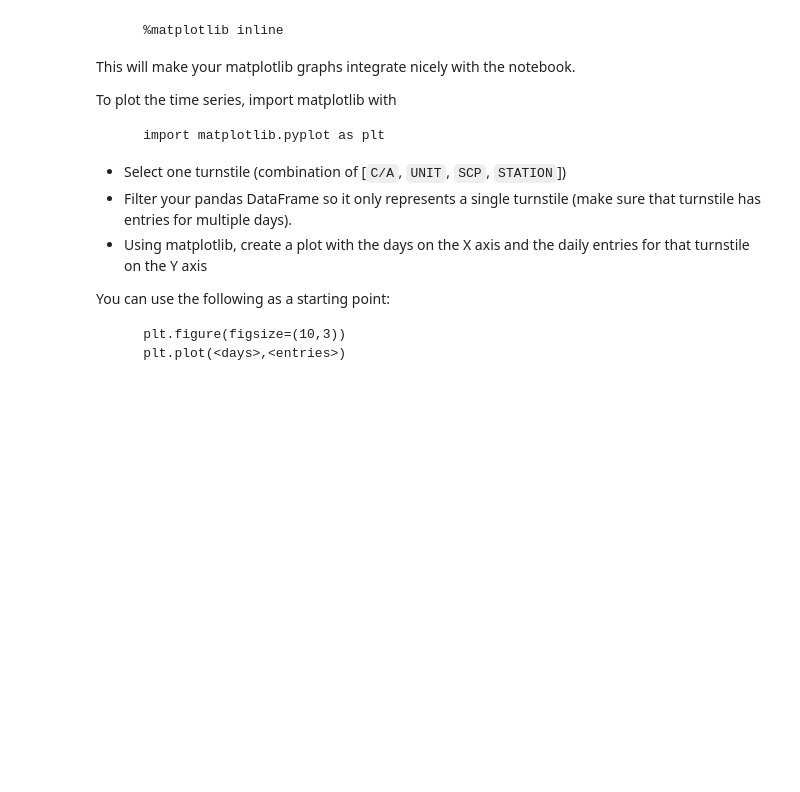
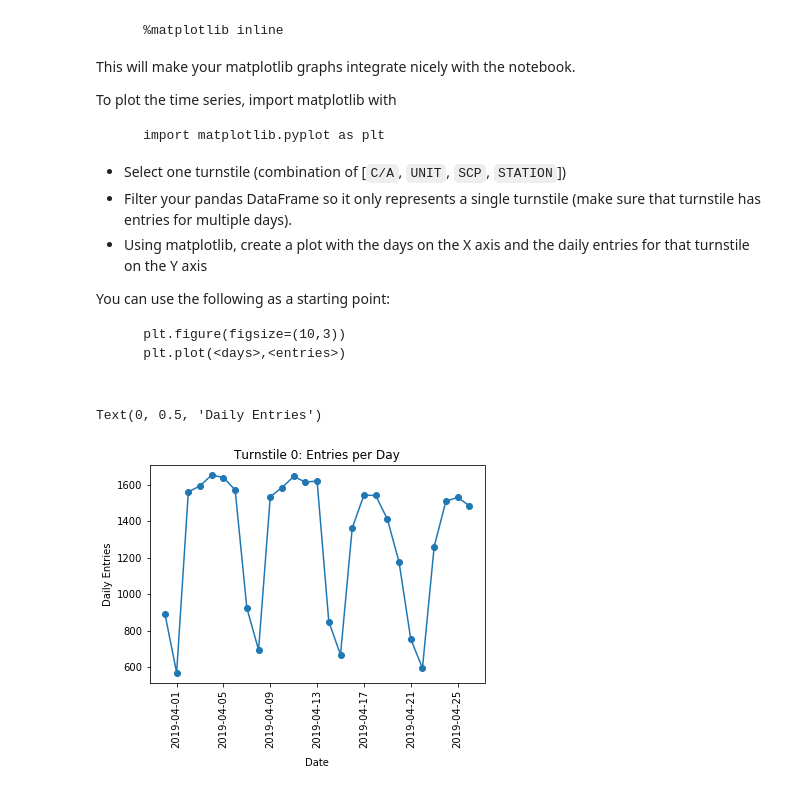
Before and after one commit to ekand/mtacular, a Jupyter notebook: notebooks/eric_challenge1.ipynb, the cells around one changed output. Cells and saved outputs as stored; diff of their text form; code cells hidden in the pictures; blank space fills up the shorter version.

```diff
--- a/notebooks/eric_challenge1.ipynb
+++ b/notebooks/eric_challenge1.ipynb
@@ -97,8 +97,4 @@ n is 4
 # %%
 # add DESC to the sort to drop the RECOVR AUDs
-mta = mta_backup.copy()
 mta.sort_values(by=['C/A', 'UNIT', 'SCP', 'STATION','DATETIME','DESC'],inplace=True)
 mta.drop_duplicates(subset=['C/A', 'UNIT', 'SCP', 'STATION','DATETIME'],keep='last',inplace=True)
-mta['DESC'] = mta[mta['DESC'] != 'RECOVR AUD']['DESC']
-mta['DESC'].value_counts()
-#mta.drop(['DESC'],axis=1,inplace=True)
@@ -108,8 +101,9 @@ Name: DESC, dtype: int64
 # %%
-# get to daily counts and
-mta = mta_backup.copy()
-mask = mta.duplicated(['C/A', 'UNIT', 'SCP', 'STATION'])
-mta['INS'] = np.where(mask, mta['ENTRIES'] - mta['ENTRIES'].shift(1), np.nan)
-mta['OUTS'] = np.where(mask, mta['EXITS'] - mta['EXITS'].shift(1), np.nan)
-mta['INS'].value_counts().sort_index()
+# get to daily rows
+mta_daily = mta.groupby(["C/A", "UNIT", "SCP", "STATION","DATE"]).ENTRIES.first().reset_index()
+
+# get to daily counts by subtracting pr
+mask = mta_daily.duplicated(['C/A', 'UNIT', 'SCP', 'STATION'])
+mta_daily['INS'] = np.where(mask, mta_daily['ENTRIES'] - mta_daily['ENTRIES'].shift(1), np.nan)
+mta_daily['INS'].value_counts().sort_index()
 # %% [output]
@@ -144,0 +127,4 @@ mta.reset_index(drop=True)
+# %%
+# Drop the negative/huge numbers
+mta_daily = mta_daily[(mta_daily['INS'] >= 0) & (mta_daily['INS'] < 200000)]
+mta_daily
@@ -174,9 +172,19 @@ mta_group.groups
 # %%
 import matplotlib.dates as mdates
 
-ts0 = mta_sorted[(mta_sorted['C/A']=='A002') &
-          (mta_sorted['UNIT']=='R051') &
-          (mta_sorted['SCP']=='02-00-00') &
-          (mta_sorted['STATION']=='59 ST')]
-plt.plot_date(ts0['DATETIME'],ts0['ENTRIES'],xdate=True,ydate=False)
-plt.xticks(rotation='vertical')
+# pick turnstile 0
+ts0 = mta_daily[(mta_daily['C/A']=='A002') &
+          (mta_daily['UNIT']=='R051') &
+          (mta_daily['SCP']=='02-00-00') &
+          (mta_daily['STATION']=='59 ST')]
+
+# plot date vs INS
+plt.title('Turnstile 0: Entries per Day')
+plt.plot_date(ts0['DATE'],ts0['INS'],
+              linestyle='solid',xdate=True,ydate=False)
+plt.xticks(rotation='vertical')                             # write the dates vert., overlapped when horiz.
+plt.xlabel('Date', labelpad=10)                             # move the label down so dates aren't crowded
+plt.ylabel('Daily Entries')
+# %% [output]
+Text(0, 0.5, 'Daily Entries')
+[figure, added]
```
Also changed, not shown: parts of 17 cells of this notebook.
